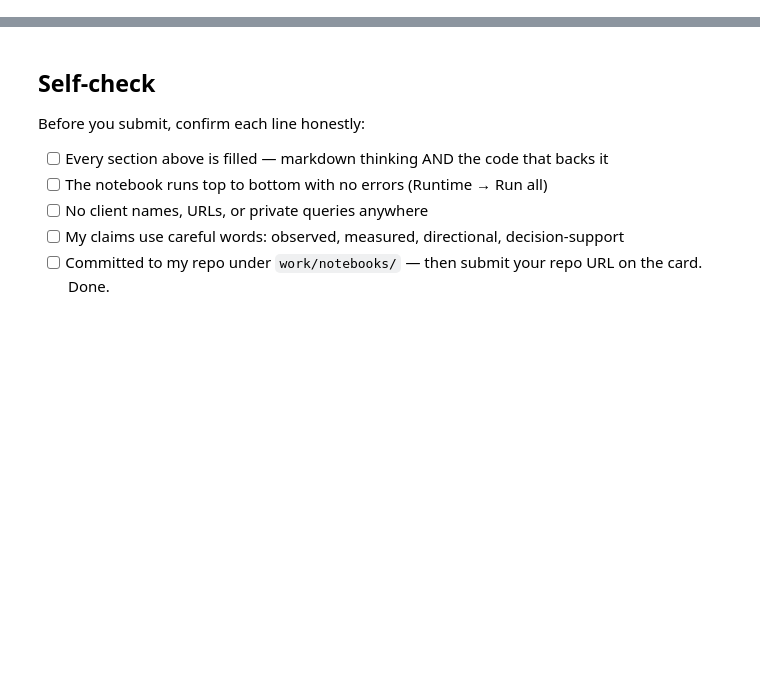
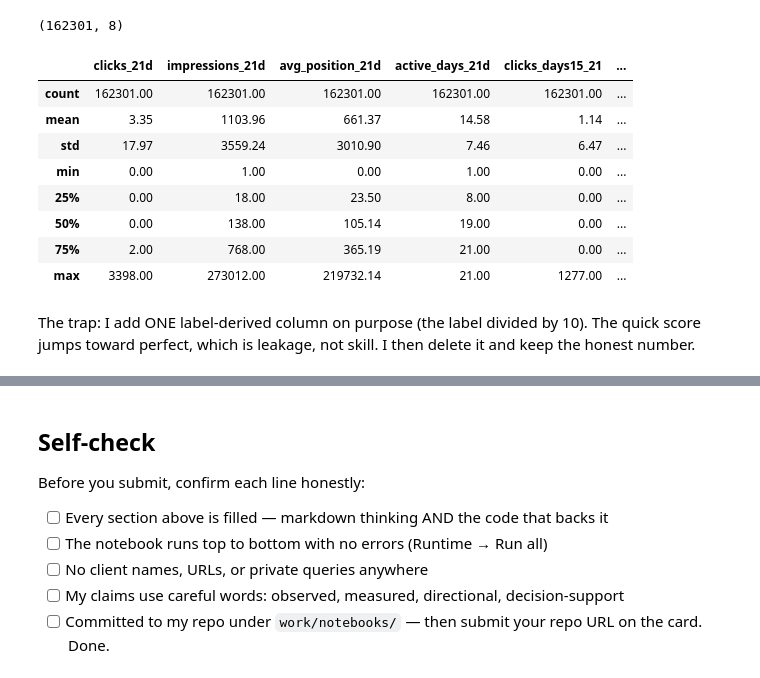
Before and after one commit to prasannadolas/flyrank-ml-internship, a Jupyter notebook: work/notebooks/w03_data_contract.ipynb, the cells around one changed output, grey strips where cells are left out. Saved outputs shown, nothing was run; the diff lists cells and outputs as text; code cells hidden in the pictures; blank space fills up the shorter version.

```diff
--- a/work/notebooks/w03_data_contract.ipynb
+++ b/work/notebooks/w03_data_contract.ipynb
@@ -19,0 +91,24 @@ This skeleton is yours to fill. Work the sections **in order** — each one has
+# %%
+# This cell is for CODE (numbers, a query, a check).
+# Write your text answer in the cell ABOVE this one — typing sentences here breaks Run All.
+schema = con.sql("DESCRIBE m").df()[["column_name", "column_type"]]
+print(schema.to_string(index=False))
+names = list(schema.column_name)
+
+def pick(*keys):
+    for n in names:
+        if all(k in n.lower() for k in keys):
+            return n
+
+DATE    = pick("date")
+CLIENT  = pick("client", "hash") or pick("client")
+CONTENT = pick("content", "hash") or pick("content")
+CLICKS  = pick("click")
+IMPR    = pick("impression")
+POS     = pick("position")
+bools   = list(schema[schema.column_type == "BOOLEAN"].column_name)
+AVAIL   = next((b for b in bools if "avail" in b.lower()), None)
+
+print("\nChosen:", dict(DATE=DATE, CLIENT=CLIENT, CONTENT=CONTENT,
+                        CLICKS=CLICKS, IMPR=IMPR, POS=POS, AVAIL=AVAIL))
+print("Boolean columns:", bools)
@@ -19,0 +160,31 @@ This skeleton is yours to fill. Work the sections **in order** — each one has
+# %%
+feat = con.sql(f"""
+WITH a AS (SELECT * FROM m WHERE {AVAIL} IS TRUE)
+SELECT {CLIENT} AS client, {CONTENT} AS content,
+  SUM(CASE WHEN CAST({DATE} AS DATE) <= DATE '{CUT}' THEN {CLICKS} END) AS clicks_21d,
+  SUM(CASE WHEN CAST({DATE} AS DATE) <= DATE '{CUT}' THEN {IMPR} END)   AS impressions_21d,
+  AVG(CASE WHEN CAST({DATE} AS DATE) <= DATE '{CUT}' THEN {POS} END)    AS avg_position_21d,
+  COUNT(DISTINCT CASE WHEN CAST({DATE} AS DATE) <= DATE '{CUT}' AND {IMPR} > 0 THEN {DATE} END) AS active_days_21d,
+  SUM(CASE WHEN CAST({DATE} AS DATE) BETWEEN DATE '{MONTH}-15' AND DATE '{CUT}' THEN {CLICKS} END) AS clicks_days15_21,
+  SUM(CASE WHEN CAST({DATE} AS DATE) >  DATE '{CUT}' THEN {CLICKS} END) AS label_clicks_next10d
+FROM a GROUP BY 1, 2""").df()
+
+feat = feat.fillna({"clicks_21d": 0, "impressions_21d": 0, "active_days_21d": 0,
+                    "clicks_days15_21": 0, "label_clicks_next10d": 0})
+feat = feat[feat.impressions_21d > 0].reset_index(drop=True)   # only content visible in the window
+FEATS = ["clicks_21d", "impressions_21d", "avg_position_21d", "active_days_21d", "clicks_days15_21"]
+print(feat.shape)
+feat[FEATS + ["label_clicks_next10d"]].describe().round(2)   # no id columns shown
+# %% [output]
+(162301, 8)
+|  | clicks_21d | impressions_21d | avg_position_21d | active_days_21d | clicks_days15_21 | ... |
+| count | 162301.00 | 162301.00 | 162301.00 | 162301.00 | 162301.00 | ... |
+| mean | 3.35 | 1103.96 | 661.37 | 14.58 | 1.14 | ... |
+| std | 17.97 | 3559.24 | 3010.90 | 7.46 | 6.47 | ... |
+| min | 0.00 | 1.00 | 0.00 | 1.00 | 0.00 | ... |
+| 25% | 0.00 | 18.00 | 23.50 | 8.00 | 0.00 | ... |
+| 50% | 0.00 | 138.00 | 105.14 | 19.00 | 0.00 | ... |
+| 75% | 2.00 | 768.00 | 365.19 | 21.00 | 0.00 | ... |
+| max | 3398.00 | 273012.00 | 219732.14 | 21.00 | 1277.00 | ... |
+# %% [markdown]
+The trap: I add ONE label-derived column on purpose (the label divided by 10). The quick score jumps toward perfect, which is leakage, not skill. I then delete it and keep the honest number.
```
Also changed, not shown: parts of 18 cells of this notebook.
